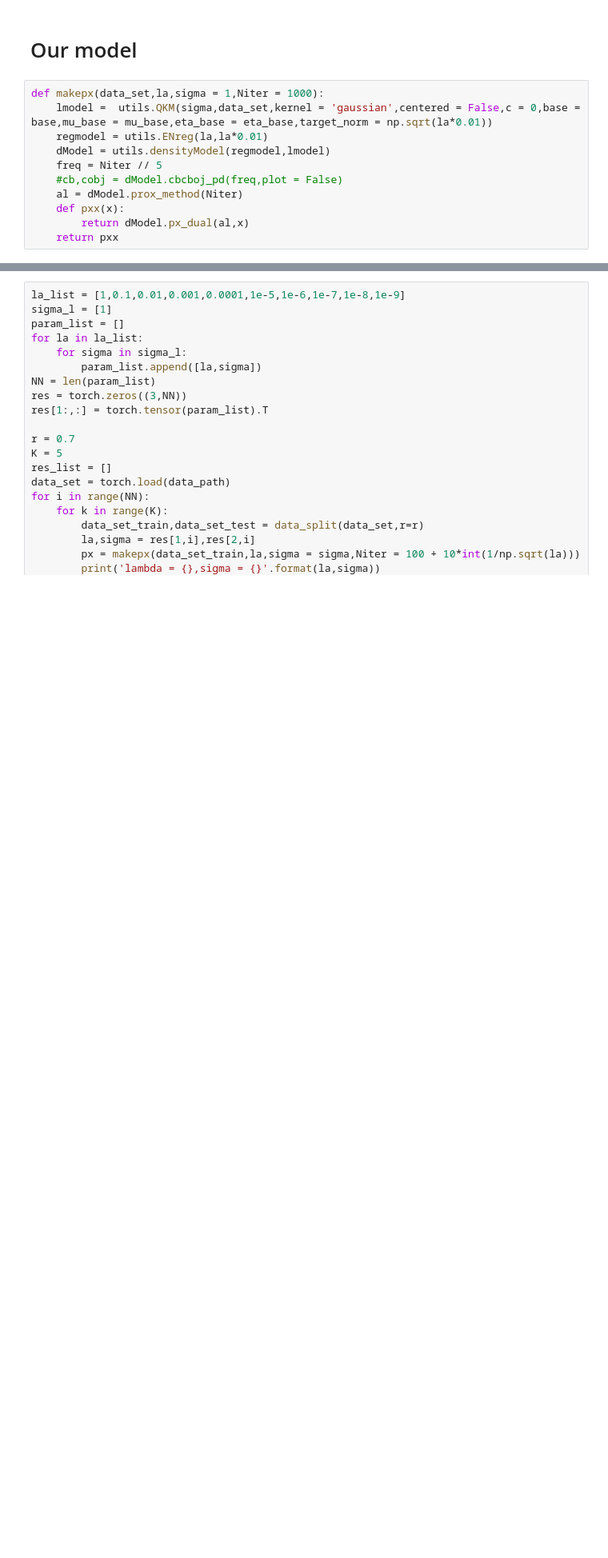
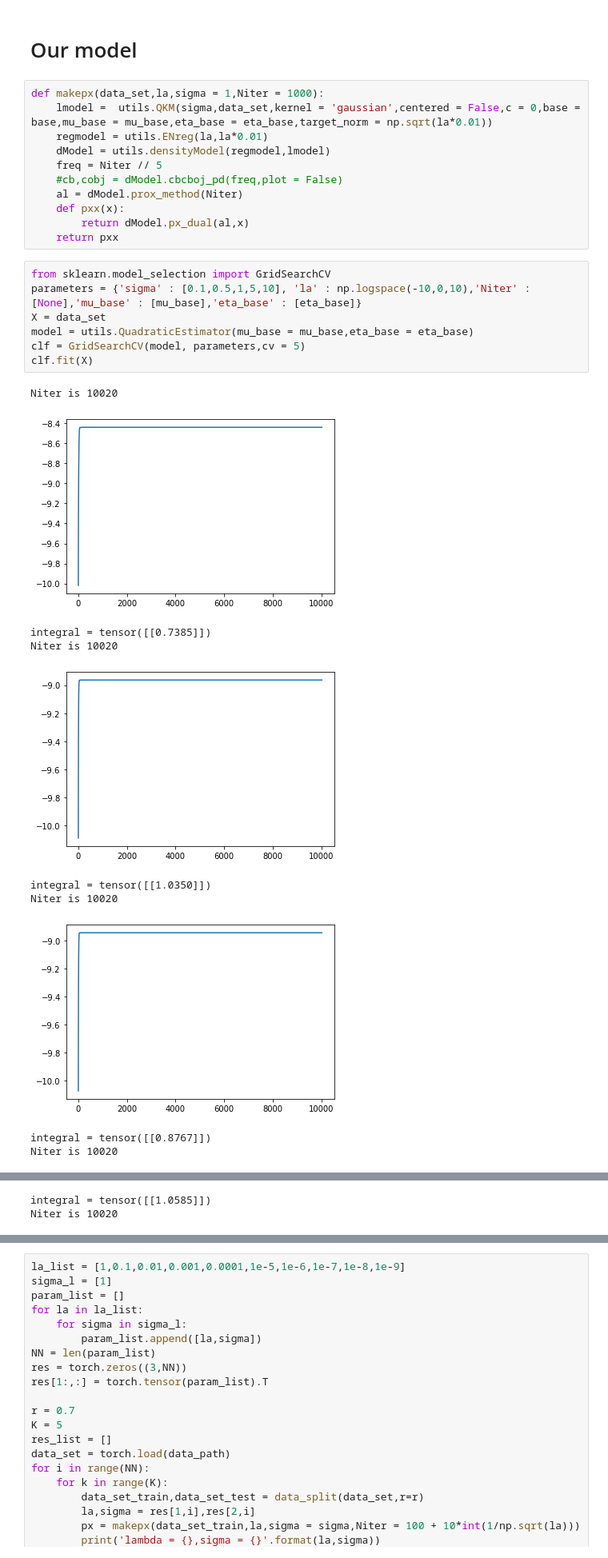
Before and after one commit to umarteau/non_negative_model, a Jupyter notebook: npm_nnf/density_estimation/Density_experiments-Copy1.ipynb, the cells around one changed output, grey strips where cells are left out. Shown at 80% size. Cells and saved outputs as stored; diff of their text form; blank space fills up the shorter version.

```diff
--- a/npm_nnf/density_estimation/Density_experiments.ipynb
+++ b/npm_nnf/density_estimation/Density_experiments-Copy1.ipynb
@@ -245,3 +325,21 @@ def makepx(data_set,la,sigma = 1,Niter = 1000):
     def pxx(x):
         return dModel.px_dual(al,x)
     return pxx
+# %%
+from sklearn.model_selection import GridSearchCV
+parameters = {'sigma' : [0.1,0.5,1,5,10], 'la' : np.logspace(-10,0,10),'Niter' : [None],'mu_base' : [mu_base],'eta_base' : [eta_base]}
+X = data_set
+model = utils.QuadraticEstimator(mu_base = mu_base,eta_base = eta_base)
+clf = GridSearchCV(model, parameters,cv = 5)
+clf.fit(X)
+# %% [output]
+Niter is 10020
+[figure, added]
+integral = tensor([[0.7385]])
+Niter is 10020
+[figure, added]
+integral = tensor([[1.0350]])
+Niter is 10020
+[figure, added]
+integral = tensor([[0.8767]])
+Niter is 10020
@@ -247,0 +347,2 @@ def makepx(data_set,la,sigma = 1,Niter = 1000):
+integral = tensor([[1.0585]])
+Niter is 10020
```
Also changed, not shown: parts of 7 cells of this notebook, 4 other files.
